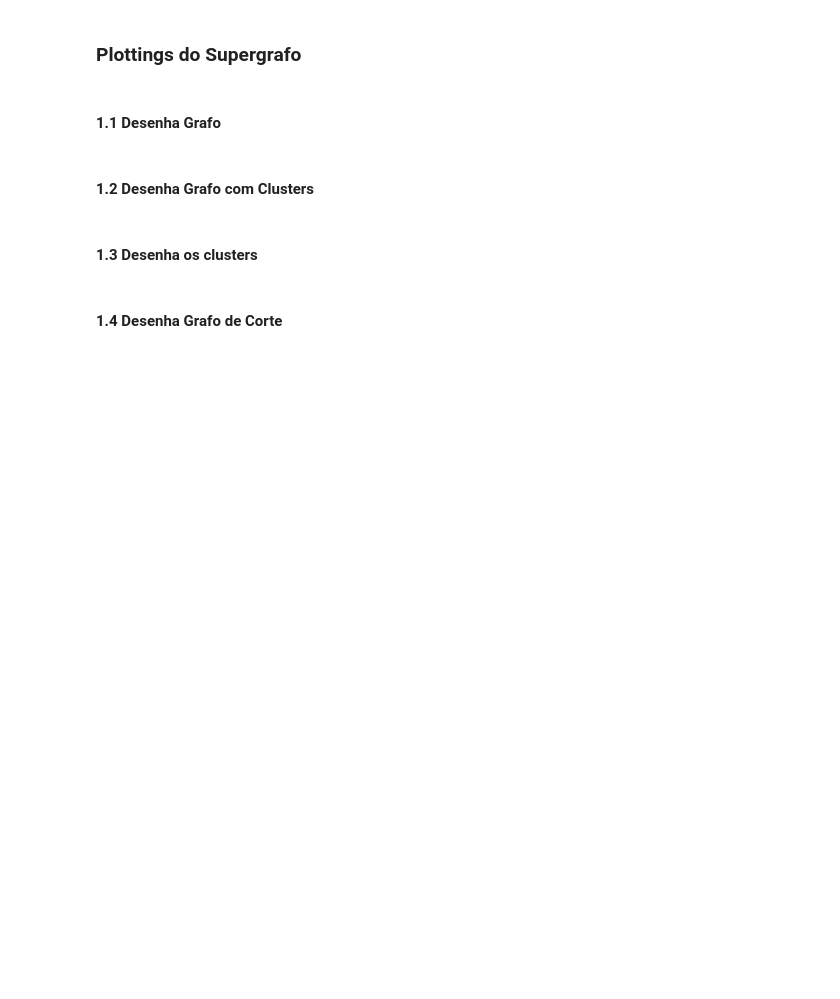
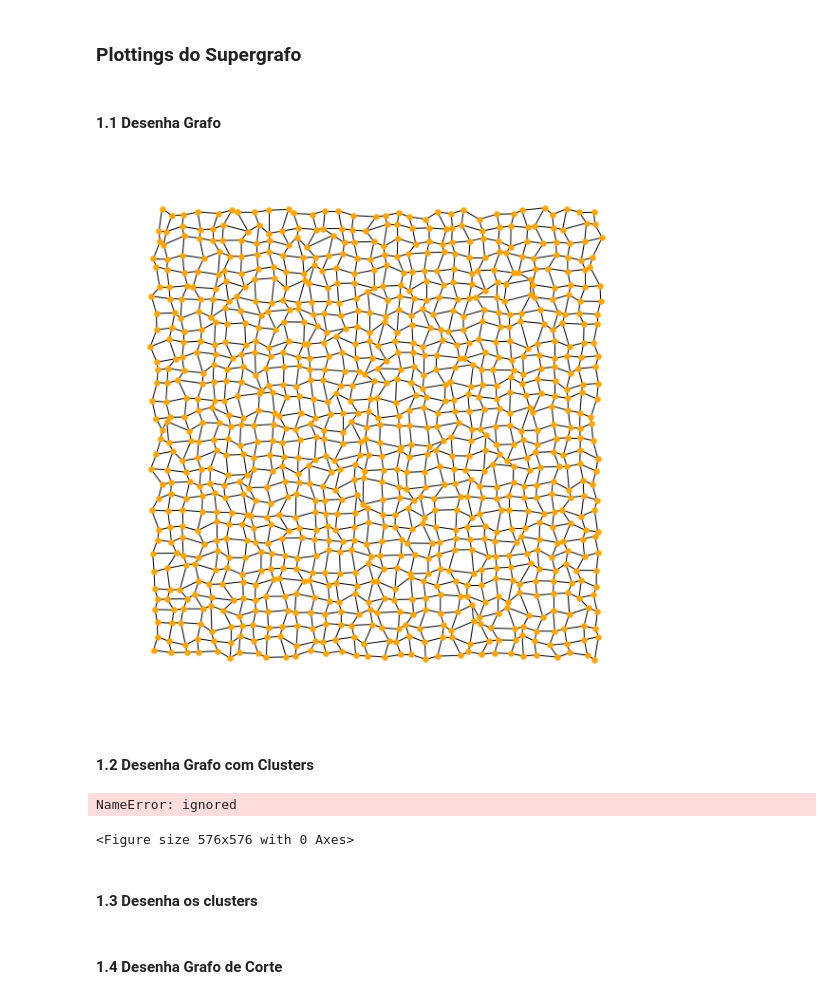
Before and after one commit to LaysaBit/Agrupamento-Espectral, a Jupyter notebook: Clusterizacao.ipynb, the cells around one changed output. Cells and saved outputs as stored; diff of their text form; code cells hidden in the pictures; blank space fills up the shorter version.

```diff
--- a/Clusterizacao.ipynb
+++ b/Clusterizacao.ipynb
@@ -64,7 +52,6 @@ Resolving deltas: 100% (10/10), done.
 def build_graph(graph, path):
 
     prelim = []                          # Lista auxiliar da função.
-    coor = []                            # Uma lista de coordenadas, caso seja preciso posteriormente.
     clusters_from_fil = []               # Vai guardar os clusters descritos no arquivo.
     i = 0
 
@@ -76,19 +63,17 @@ def build_graph(graph, path):
     for line in file1:
         prelim = line.split()
 
-        if( i < vertices ):
-          if(prelim != []):
-              coor.append((int(prelim[0]),int(prelim[1])))         # Preenchendo a lista de coordenadas.
-              graph.add_node(i, X = coor[i][0], Y = coor[i][1])    # Adiciona atributos aos vértices.
-              clusters_from_fil.append( int(prelim[2]) )           # Guarda os clusters do arquivo.
-              i+=1
-        else:
-          if(prelim != []):
-              graph.add_edge(int(prelim[0]), int(prelim[1]))       # Adiciona as arestas do grafo
+        if(prelim != []):
+            if( i < vertices ):
+                  graph.add_node(i, X = int(prelim[0]), Y = int(prelim[1]))    # Adiciona atributos aos vértices.
+                  clusters_from_fil.append( int(prelim[2]) )                   # Guarda os clusters do arquivo.
+                  i+=1
+
+            else: graph.add_edge(int(prelim[0]), int(prelim[1]))       # Adiciona as arestas do grafo
 
     file1.close()
 
-    return coor, clusters_from_fil
+    return clusters_from_fil
 # %% [markdown]
 ### Separar os vértices de acordo com as entradas do vetor de Fiedler
 
@@ -293,7 +281,7 @@ def get_parameters(path):
 # %% [markdown]
   ### Rand Index
 # %%
-def rand_index(subgraphcluster, subgraphx):
+def rand_index(subgraphcluster, subgraphx, clusters_from_file1):
 
     a = len(subgraphx.nodes())
     indexSubgraphCluster = np.zeros(shape=a, dtype=int)
@@ -320,12 +308,12 @@ def rand_index(subgraphcluster, subgraphx):
               flag = 0
               break
 
-    b = len(clusters_from_file)
+    b = len(clusters_from_file1)
     c = 0
     flag = 0
     for i in range(0,a):
         d = nodesubgraph[i]
-        indexOriginalCluster[c] = clusters_from_file[d]
+        indexOriginalCluster[c] = clusters_from_file1[d]
         c+=1
 
     c = rand_score(indexOriginalCluster,indexSubgraphCluster)
@@ -348,0 +333,10 @@ def difference(m1,m2,m3):
+# %%
+def get_originalCluster(clusters_from_file1):
+  a = max(clusters_from_file1)
+  originalCluster1 = [ [] for _ in range(a+1)]
+
+  c = len(clusters_from_file1)
+  for i in range(c):
+      originalCluster1[clusters_from_file1[i]].append(i)
+
+  return originalCluster1
@@ -388,27 +446,32 @@ Diferenca entre as medidas:  0.013333333333333345
 # %% [markdown]
 #### 1.1 Desenha Grafo
 # %%
-# plt.figure(figsize=(8, 8))
-# pos = nx.spring_layout(G, seed = 1)       # Adicionar as coordenadas no arquivo original do grafo.
-# nx.draw(G, with_labels=True, pos = pos, node_color = "orange", node_size = 900, linewidths = 0.2,
-#         edge_color = 'black',width = 1.0, font_color = 'blue')
-# plt.show()
+plt.figure(figsize=(8, 8))
+pos = node_positions
+nx.draw(G, with_labels=False, pos = pos, node_color = "orange", node_size = 40, linewidths = 0.2,
+        edge_color = 'black',width = 1.0, font_color = 'blue')
+plt.show()
+# %% [output]
+[figure, added]
 # %% [markdown]
 #### 1.2 Desenha Grafo com Clusters
 # %%
-# plt.figure(figsize=(8, 8))
+plt.figure(figsize=(8, 8))
 
-# options = {'with_labels': True,
-#             'node_color' : color_map,
-#             'node_size' : 1100,
-#             'font_size' : 10,
-#             'linewidths' : 1.0,
-#             'edge_color' : 'black'}
-# shells = originalCluster
-# #nx.draw_shell(G, nlist=shells, **options)
+options = {'with_labels': True,
+            'node_color' : color_map,
+            'node_size' : 1100,
+            'font_size' : 10,
+            'linewidths' : 1.0,
+            'edge_color' : 'black'}
+#shells = originalCluster
+#nx.draw_shell(G, nlist=shells, **options)
 
-# nx.draw(G, with_labels=True, pos = pos, node_color = color_map, node_size = 900, font_size = 10, width = 1.5, edge_color = 'gray')
-# plt.show()
+nx.draw(G, with_labels=False, pos = pos, node_color = color_map, node_size = 40, font_size = 10, width = 1.5, edge_color = 'gray')
+plt.show()
+# %% [output]
+NameError: ignored
+<Figure size 576x576 with 0 Axes>
 # %% [markdown]
 #### 1.3 Desenha os clusters
 # %%
```
Also changed, not shown: parts of 32 cells of this notebook.
